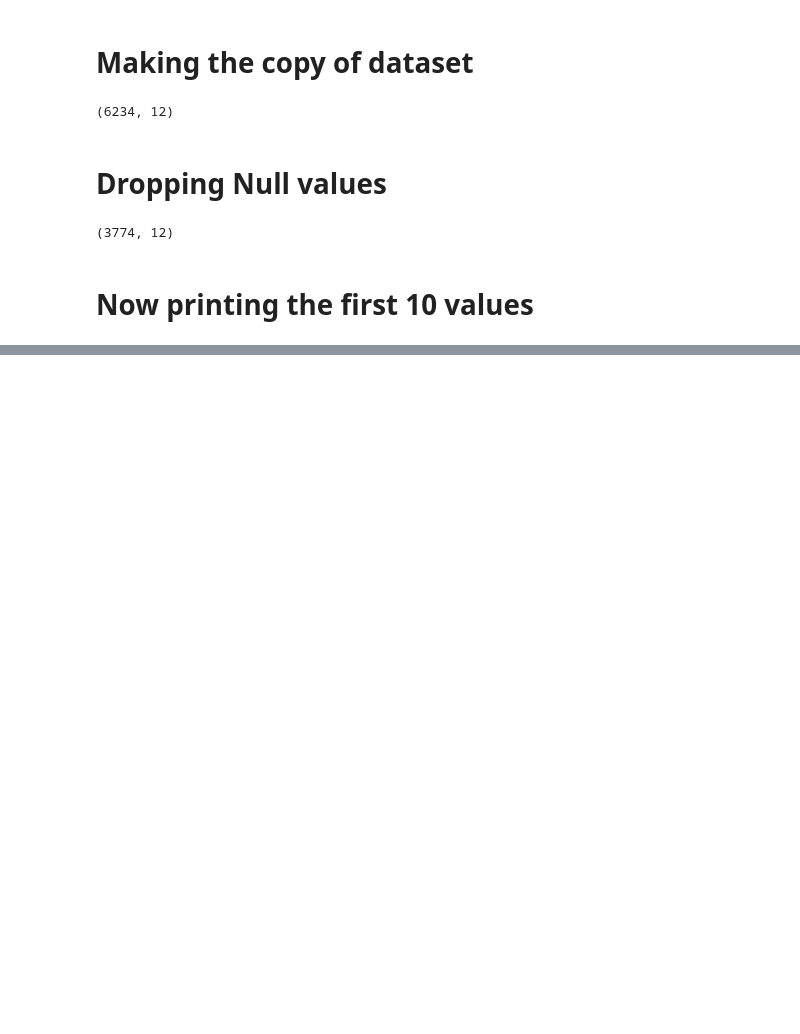
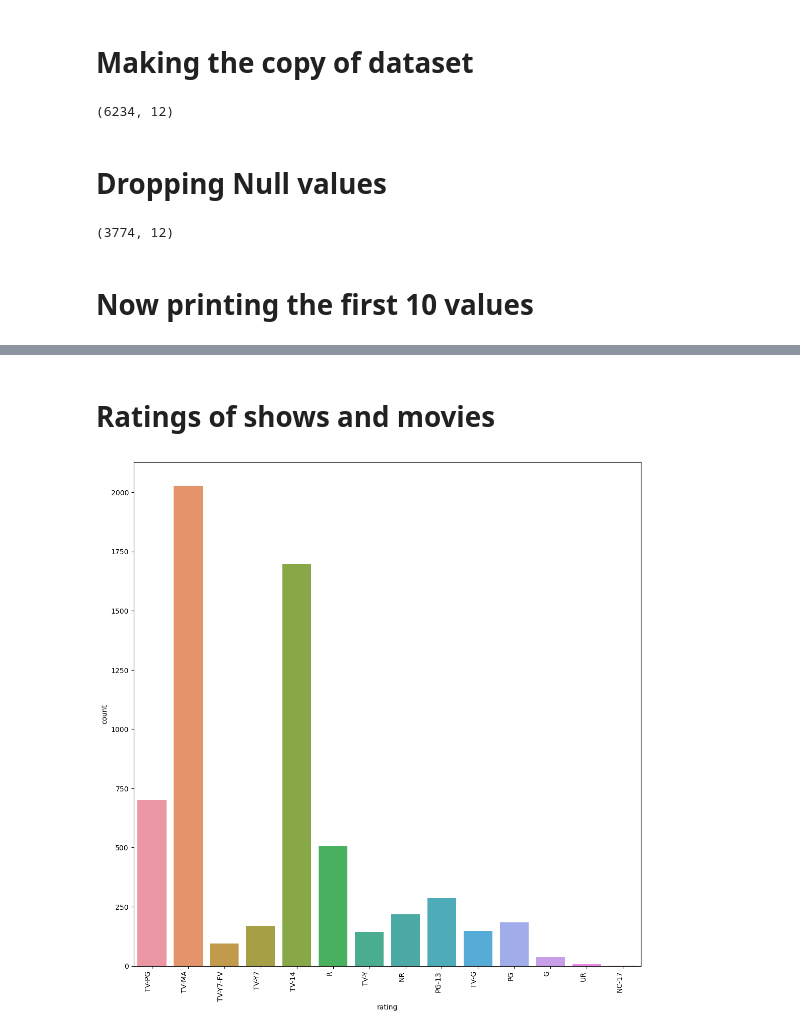
Before and after one commit to rohan0005/Python-Projects, a Jupyter notebook: Netflix Data Analysis/Netflix Data Analysis.ipynb, the cells around one changed output, grey strips where cells are left out. Drawn from its saved outputs; the diff is of its cells as text; code cells hidden in the pictures; blank space fills up the shorter version.

```diff
--- a/Netflix Data Analysis/Netflix Data Analysis.ipynb
+++ b/Netflix Data Analysis/Netflix Data Analysis.ipynb
@@ -101,0 +160,11 @@ df.shape
+# %% [markdown]
+# Ratings of shows and movies
+# %%
+ax = sns.countplot(x="rating", data=NetflixDF)
+ax.set_xticklabels(ax.get_xticklabels(), rotation=90, ha="right")
+fig= plt.gcf()
+fig.set_size_inches(13,13)
+plt.title = "Rating"
+plt.show()
+# %% [output]
+[figure, added]
```
Also changed, not shown: parts of 21 cells of this notebook, 3 other files.
